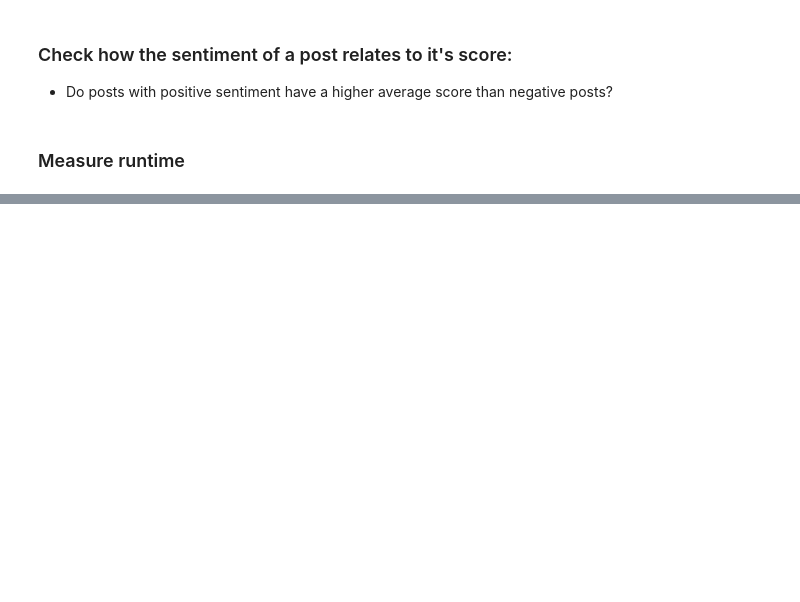
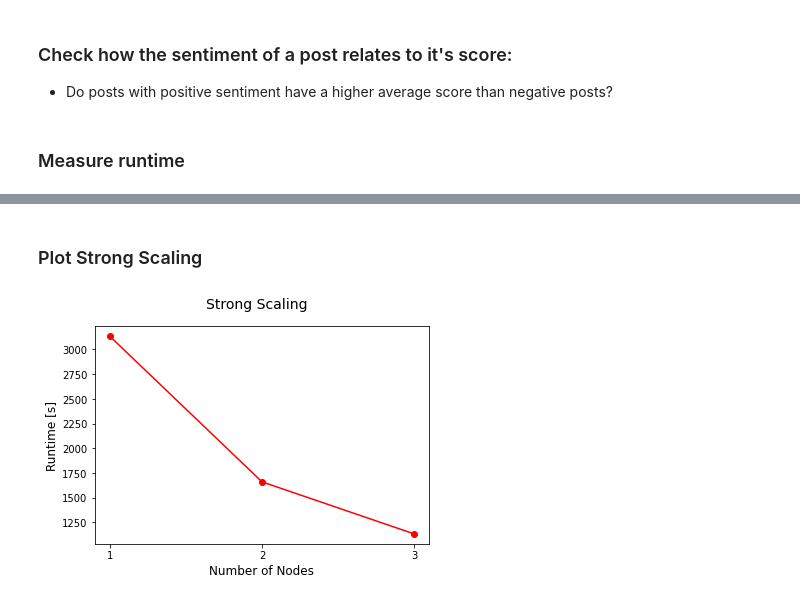
Before and after one commit to nmartinbekier/de1_g19_project, a Jupyter notebook: sentiment_analysis.ipynb, the cells around one changed output, grey strips where cells are left out. Saved outputs shown, nothing was run; the diff lists cells and outputs as text; code cells hidden in the pictures; blank space fills up the shorter version.

Commit message:
finished up experiments and included plots

```diff
--- a/sentiment_analysis.ipynb
+++ b/sentiment_analysis.ipynb
@@ -148,0 +156,17 @@ for filepath in files:
+# %% [markdown]
+### Plot Strong Scaling
+# %%
+x = ['1','2','3']
+y = [3134, 1661, 1134]
+
+
+fig = plt.figure()
+plt.plot(x, y,'ro-',label='line3')
+
+plt.xlabel('Number of Nodes', fontsize=12)
+plt.ylabel('Runtime [s]', fontsize=12)
+
+fig.suptitle('Strong Scaling', fontsize=14)
+fig.savefig('strong_scaling.jpg')
+# %% [output]
+[figure, added]
```
Also changed, not shown: parts of 7 cells of this notebook, 2 other files.
